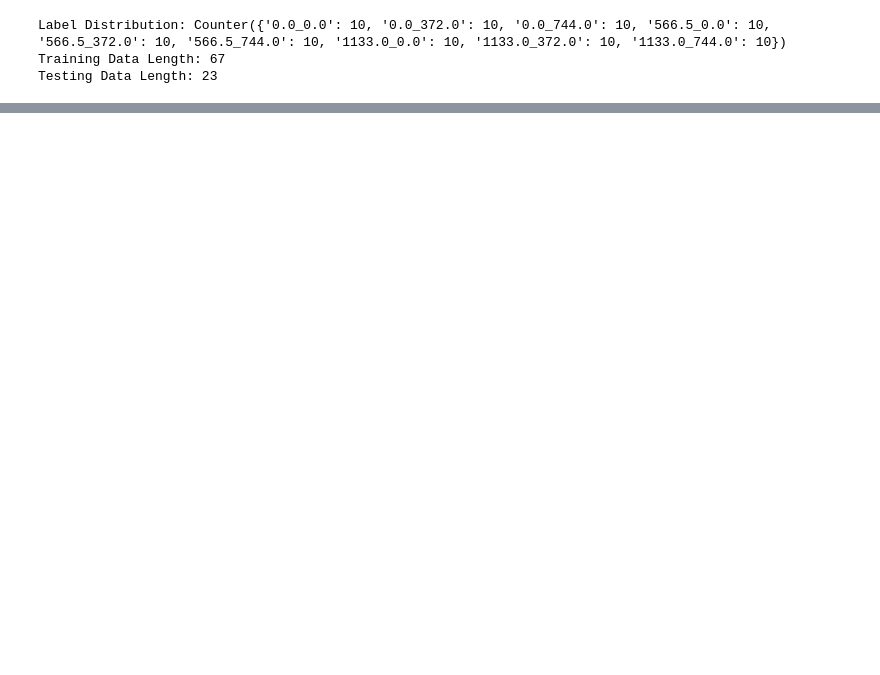
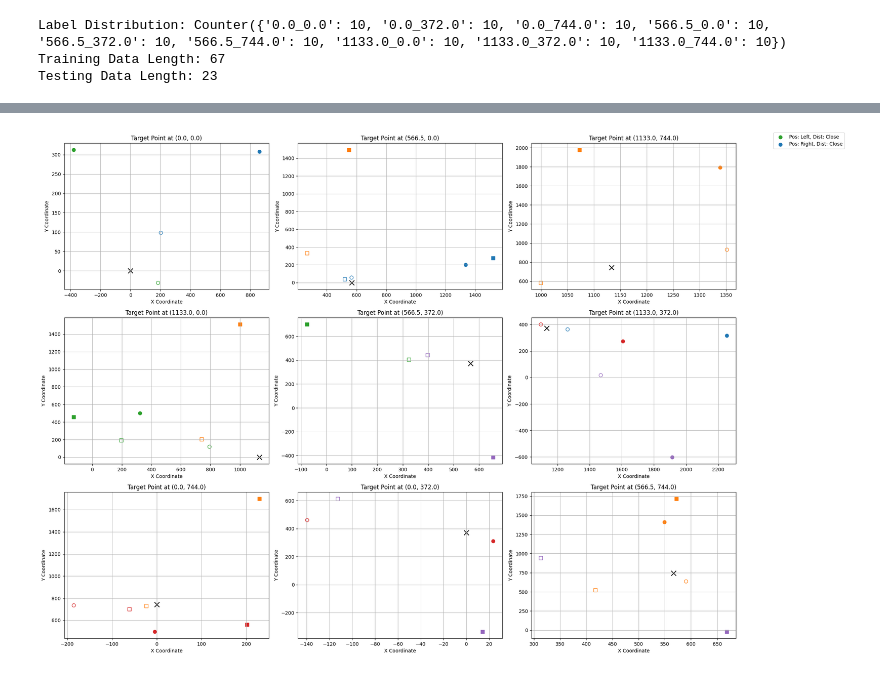
Before and after one commit to VictorSchneuwly/eyetracker, a Jupyter notebook: Notebooks/calibrators_test.ipynb, the cells around one changed output, grey strips where cells are left out. Drawn from its saved outputs; the diff is of its cells as text; code cells hidden in the pictures; blank space fills up the shorter version.

```diff
--- a/Notebooks/calibrators_test.ipynb
+++ b/Notebooks/calibrators_test.ipynb
@@ -271,0 +359,11 @@ show_subplots(split_lrc_df, with_calib=True)
+# %%
+def features_with_face_and_roll_pitch_yaw(data):
+    return (
+        list(data.gaze_point)
+        + list(data.face_transform.flatten())
+        + list(data.euler_angles)
+    )
+# %%
+split_all_lrc = LinearRegressionCalibrator(
+    train_data, features_with_face_and_roll_pitch_yaw
+)
@@ -271,0 +409,17 @@ show_subplots(split_lrc_df, with_calib=True)
+# %%
+new_columns = test_df.apply(
+    lambda row: split_all_lrc.calibrate(
+        list((row["gazePointX"], row["gazePointY"]))
+        + list(extract_face_transform(row).flatten())
+        + list(extract_euler_angles_from_matrix(extract_face_transform(row)))
+    ),
+    axis=1,
+    result_type="expand",
+)
+
+# Assign new column names to the resulting DataFrame
+new_columns.columns = ["calibratedPointX", "calibratedPointY"]
+
+split_all_lrc_df = pd.concat([test_df, new_columns], axis=1)
+
+display(split_all_lrc_df.head())
@@ -271,0 +434,4 @@ show_subplots(split_lrc_df, with_calib=True)
+# %%
+show_subplots(split_all_lrc_df, with_calib=True)
+# %% [output]
+[figure, added]
```
Also changed, not shown: parts of 48 cells of this notebook.
